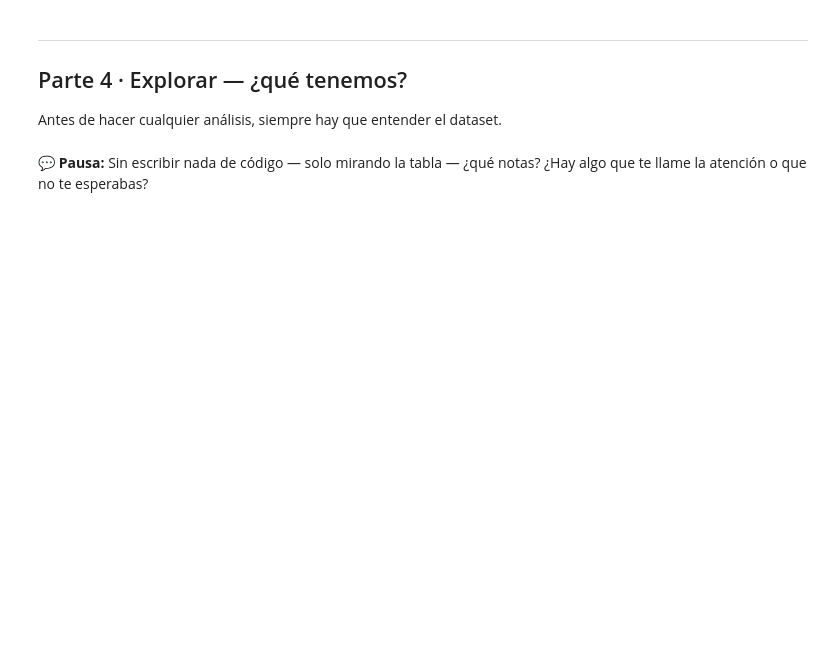
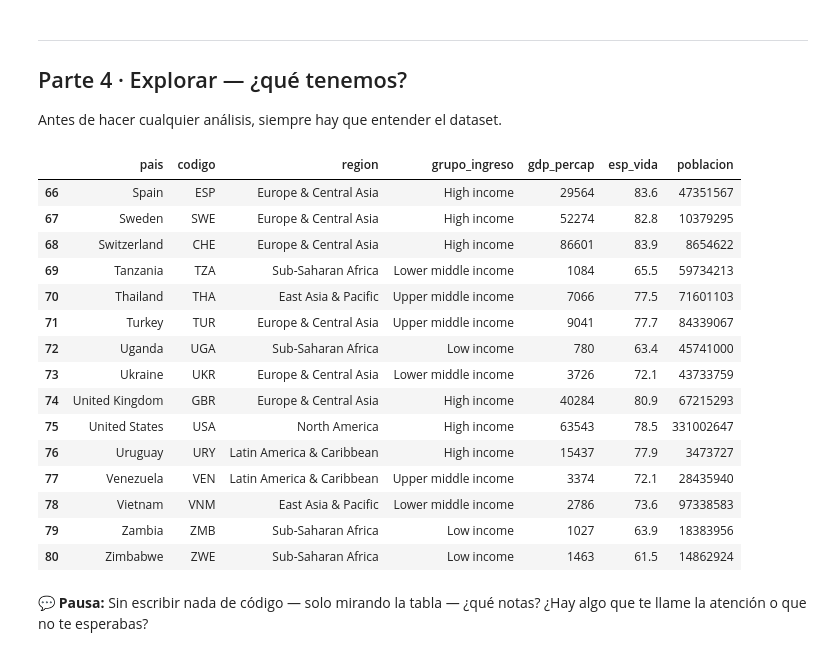
Before and after one commit to dpmendez/dspp-2026, a Jupyter notebook: week1/lab1_intro_python_pandas.ipynb, the cells around one changed output. Drawn from its saved outputs; the diff is of its cells as text; code cells hidden in the pictures; blank space fills up the shorter version.

```diff
--- a/week1/lab1_intro_python_pandas.ipynb
+++ b/week1/lab1_intro_python_pandas.ipynb
@@ -192,6 +229,24 @@ Antes de hacer cualquier análisis, siempre hay que entender el dataset.
 # %%
 # .head() muestra las primeras filas
 # Empieza siempre aquí — te da una idea inmediata de la estructura
-df.head(8)
+df.head(15)
+df.tail(15)
+# %% [output]
+|  | pais | codigo | region | grupo_ingreso | gdp_percap | esp_vida | poblacion |
+| 66 | Spain | ESP | Europe & Central Asia | High income | 29564 | 83.6 | 47351567 |
+| 67 | Sweden | SWE | Europe & Central Asia | High income | 52274 | 82.8 | 10379295 |
+| 68 | Switzerland | CHE | Europe & Central Asia | High income | 86601 | 83.9 | 8654622 |
+| 69 | Tanzania | TZA | Sub-Saharan Africa | Lower middle income | 1084 | 65.5 | 59734213 |
+| 70 | Thailand | THA | East Asia & Pacific | Upper middle income | 7066 | 77.5 | 71601103 |
+| 71 | Turkey | TUR | Europe & Central Asia | Upper middle income | 9041 | 77.7 | 84339067 |
+| 72 | Uganda | UGA | Sub-Saharan Africa | Low income | 780 | 63.4 | 45741000 |
+| 73 | Ukraine | UKR | Europe & Central Asia | Lower middle income | 3726 | 72.1 | 43733759 |
+| 74 | United Kingdom | GBR | Europe & Central Asia | High income | 40284 | 80.9 | 67215293 |
+| 75 | United States | USA | North America | High income | 63543 | 78.5 | 331002647 |
+| 76 | Uruguay | URY | Latin America & Caribbean | High income | 15437 | 77.9 | 3473727 |
+| 77 | Venezuela | VEN | Latin America & Caribbean | Upper middle income | 3374 | 72.1 | 28435940 |
+| 78 | Vietnam | VNM | East Asia & Pacific | Lower middle income | 2786 | 73.6 | 97338583 |
+| 79 | Zambia | ZMB | Sub-Saharan Africa | Low income | 1027 | 63.9 | 18383956 |
+| 80 | Zimbabwe | ZWE | Sub-Saharan Africa | Low income | 1463 | 61.5 | 14862924 |
 # %% [markdown]
 **💬 Pausa:** Sin escribir nada de código — solo mirando la tabla — ¿qué notas? ¿Hay algo que te llame la atención o que no te esperabas?
```
Also changed, not shown: parts of 15 cells of this notebook.
